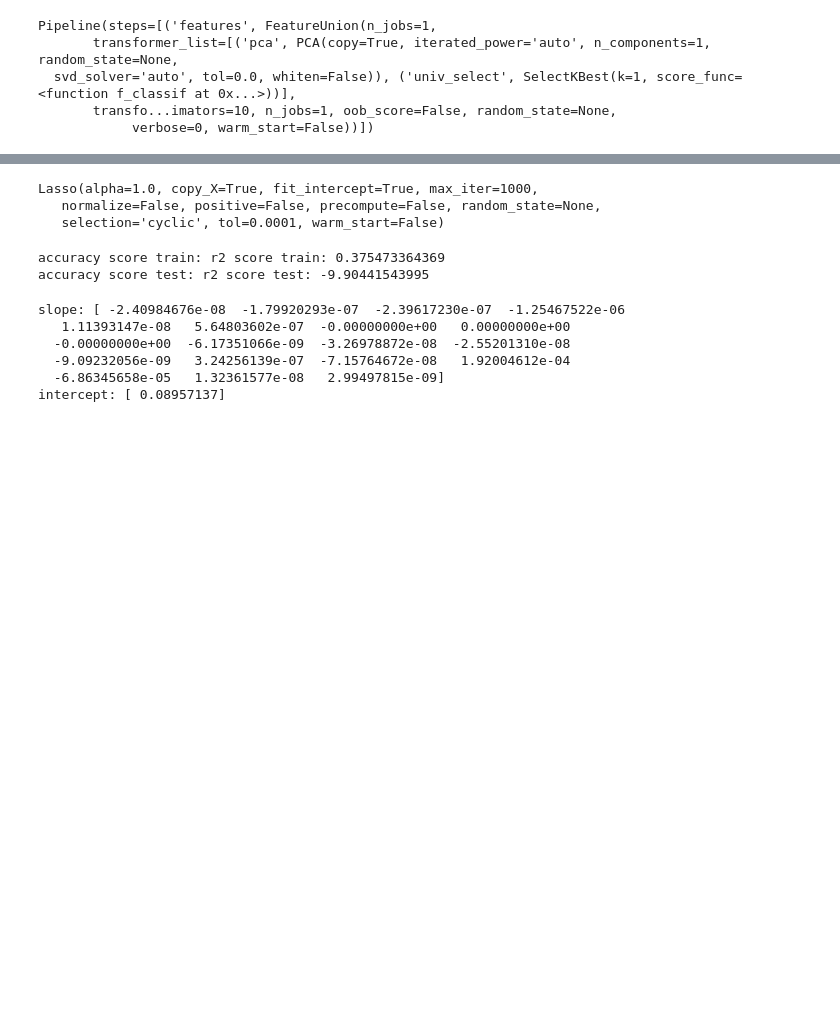
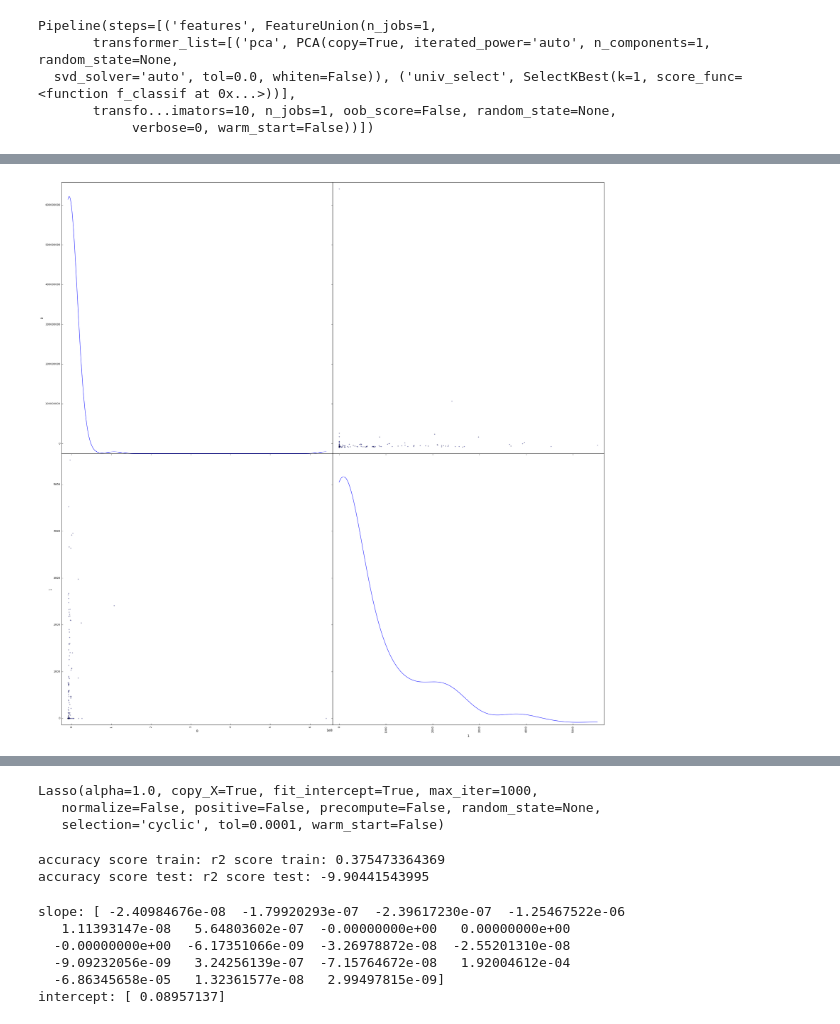
Before and after one commit to djhavera/MachineLearning, a Jupyter notebook: Enron_Project.ipynb, the cells around one changed output, grey strips where cells are left out. Cells and saved outputs as stored; diff of their text form; code cells hidden in the pictures; blank space fills up the shorter version.

```diff
--- a/Enron_Project.ipynb
+++ b/Enron_Project.ipynb
@@ -272,2 +253,8 @@ pca = PCA(n_components=1)
+# %%
+combined_features_new= FeatureUnion([("pca", pca_new), ("univ_select", selection_new)])
 # %%
-X_features = combined_features.fit(df, poi_df).transform(df)
+df_new = combined_features_new.fit(df, poi_df).transform(df)
+# %%
+df_new = pd.DataFrame(df_new)
+# %%
+df_new.index = df.index
@@ -273,0 +270,4 @@ X_features = combined_features.fit(df, poi_df).transform(df)
+# %%
+pd.scatter_matrix(df_new, alpha = 0.3, figsize = (30,30), diagonal = 'kde');
+# %% [output]
+[figure, added]
```
Also changed, not shown: parts of 19 cells of this notebook.
